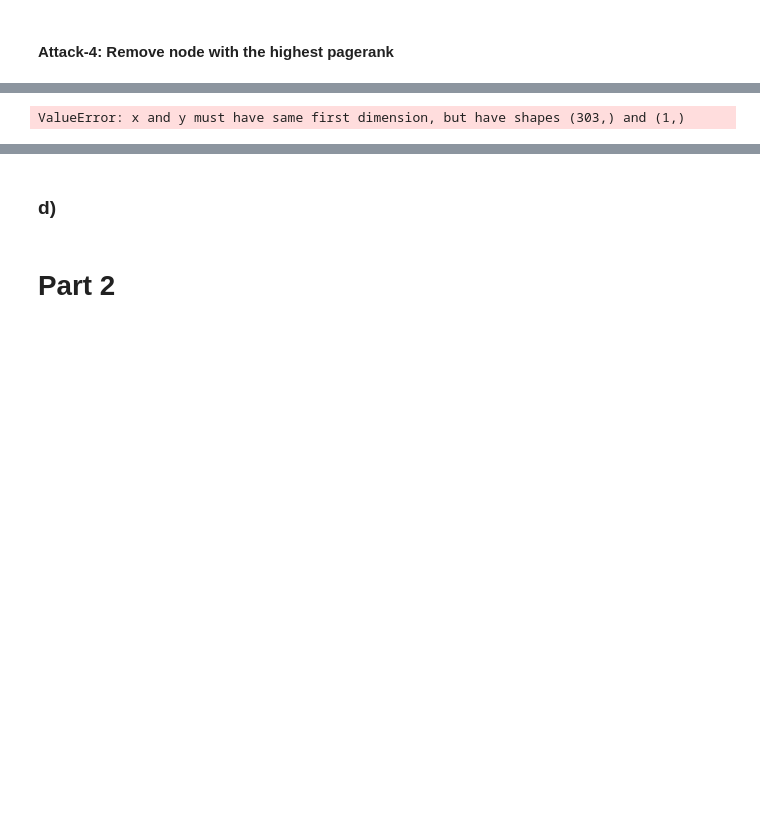
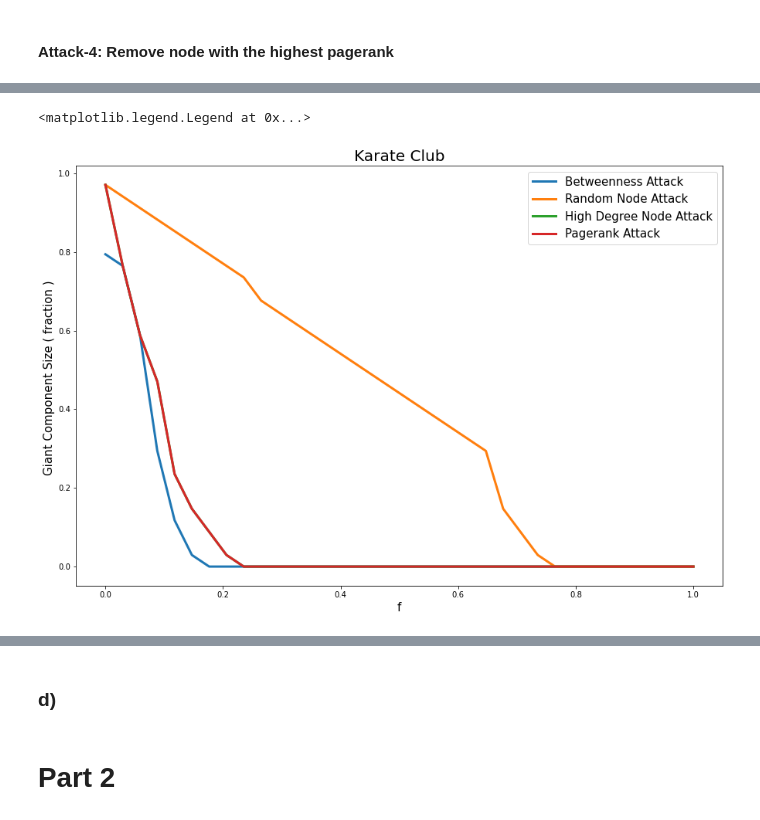
Before and after one commit to LazyRacc00n/NetworkAnalysis_2Assignment, a Jupyter notebook: Code.ipynb, the cells around one changed output, grey strips where cells are left out. Cells and saved outputs as stored; diff of their text form; code cells hidden in the pictures; blank space fills up the shorter version.

```diff
--- a/Code.ipynb
+++ b/Code.ipynb
@@ -240,10 +195,17 @@ graph not connected! From now on the largest component will be considered as the
 # %%
 #plot giant component size
 
 plt.figure( figsize=(15,10))
-plt.plot(f_list, gian, label="Betweenness Attack")
-plt.plot(f_list, G_random_attack, label="Random Attack")
-plt.plot(f_list, G_high_dregree_attack, label="High Degree Node Attack")
-plt.plot(f_list, G_pagerank_attack, label="Pagerank Attack")
+
+plt.plot(f_list, giant_component_size_list_betweeness/tot_nodes, label="Betweenness Attack", lw=3)
+plt.plot(f_list, giant_component_size_list_random/tot_nodes, label="Random Node Attack", lw=3)
+plt.plot(f_list, giant_component_size_list_deg/tot_nodes, label="High Degree Node Attack", lw=3)
+plt.plot(f_list, giant_component_size_list_pagerank/tot_nodes, label="Pagerank Attack", lw=3)
+
+plt.xlabel("f", fontsize=15)
+plt.ylabel("Giant Component Size ( fraction ) ", fontsize=15)
+plt.title("Karate Club", fontsize=20)
+plt.legend(fontsize=15)
 # %% [output]
-ValueError: x and y must have same first dimension, but have shapes (303,) and (1,)
+<matplotlib.legend.Legend at 0x...>
+[figure, added]
```
Also changed, not shown: parts of 10 cells of this notebook.
